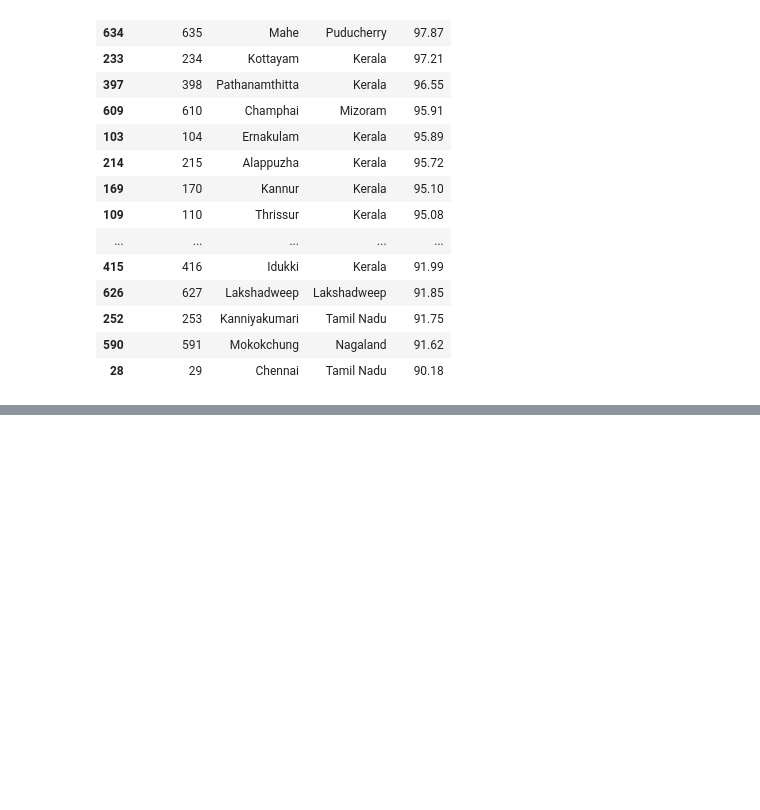
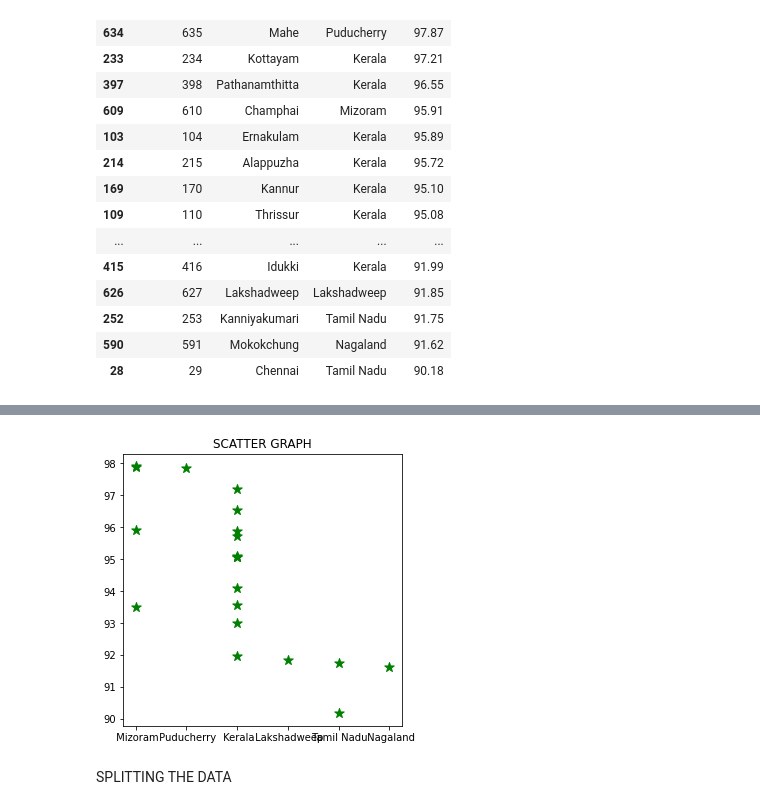
Before and after one commit to SyamChaithanya/SyamChaithanya, a Jupyter notebook: Untitled2.ipynb, the cells around one changed output, grey strips where cells are left out. Saved outputs shown, nothing was run; the diff lists cells and outputs as text; code cells hidden in the pictures; blank space fills up the shorter version.

```diff
--- a/Untitled2.ipynb
+++ b/Untitled2.ipynb
@@ -148,0 +196,9 @@ Data2
+# %%
+plt.figure(figsize=(5,5))
+plt.scatter(data=Data2,x='State',y='Literacy',marker='*',c='g',s=100)
+plt.title('SCATTER GRAPH')
+plt.show()
+# %% [output]
+[figure, added]
+# %% [markdown]
+SPLITTING THE DATA
```
Also changed, not shown: parts of 63 cells of this notebook.
